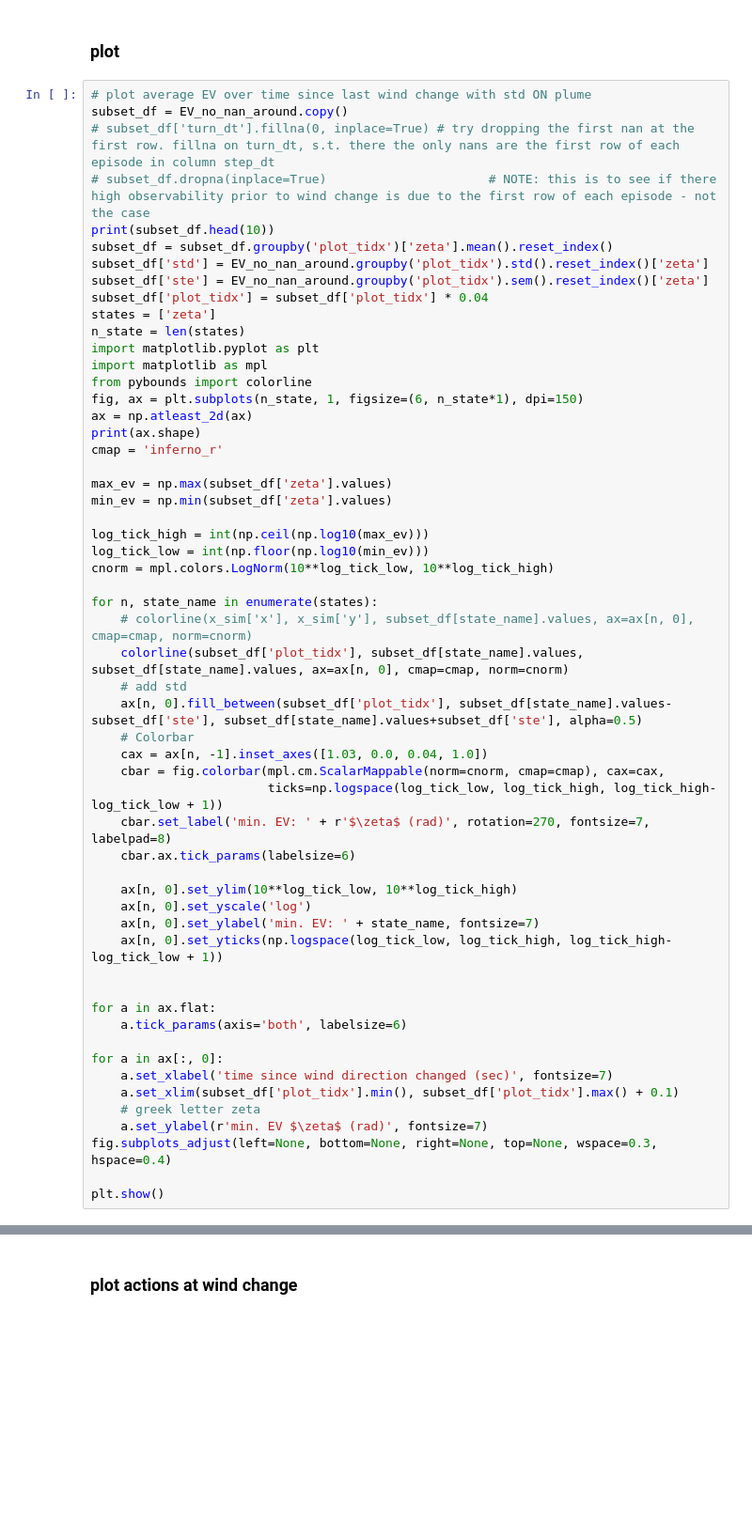
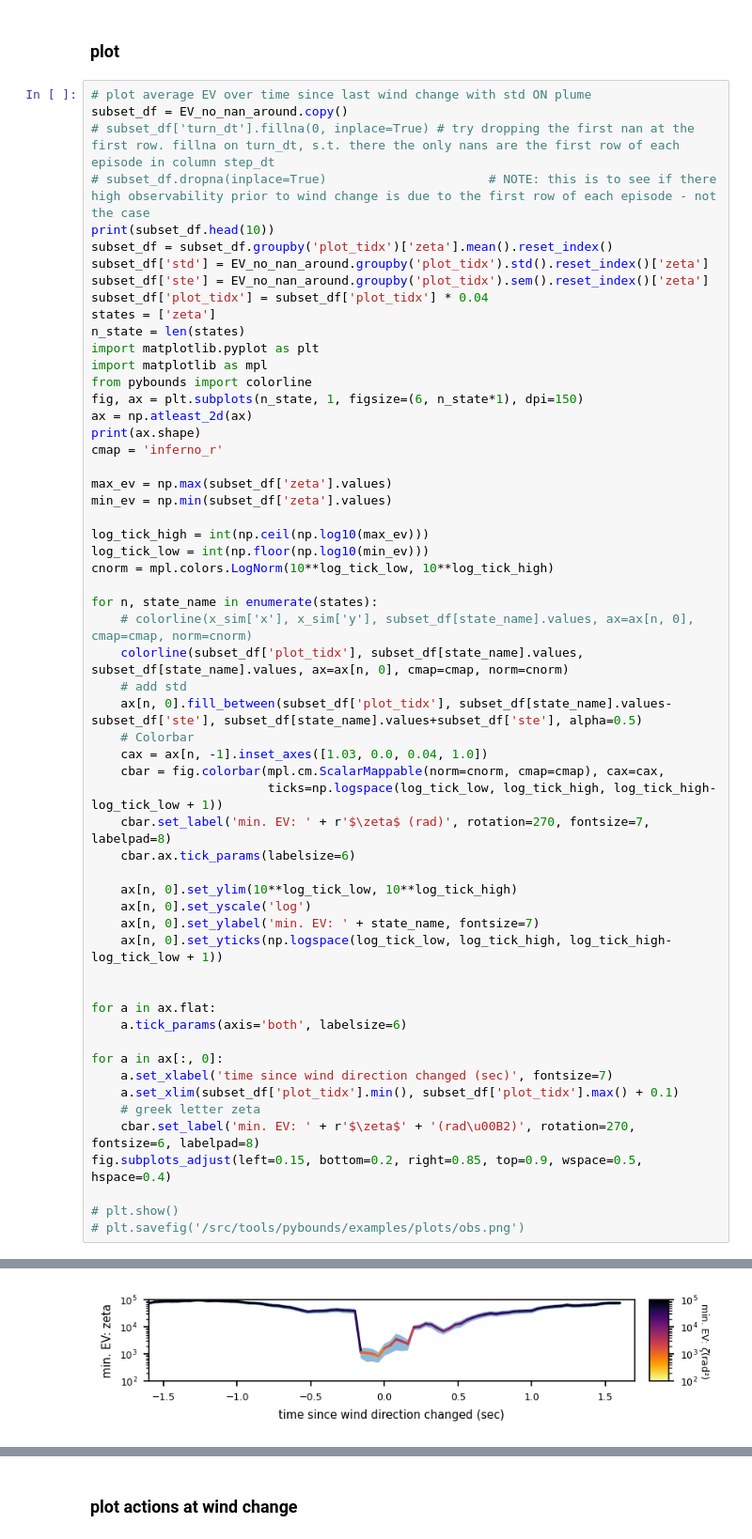
Before and after one commit to lolrenceH/pybounds, a Jupyter notebook: examples/observability_visualize.ipynb, the cells around one changed output, grey strips where cells are left out. Shown at 94% size. Drawn from its saved outputs; the diff is of its cells as text; blank space fills up the shorter version.

```diff
--- a/examples/observability_visualize.ipynb
+++ b/examples/observability_visualize.ipynb
@@ -630,7 +708,9 @@ for a in ax[:, 0]:
     a.set_xlabel('time since wind direction changed (sec)', fontsize=7)
     a.set_xlim(subset_df['plot_tidx'].min(), subset_df['plot_tidx'].max() + 0.1)
     # greek letter zeta
-    a.set_ylabel(r'min. EV $\zeta$ (rad)', fontsize=7)
-fig.subplots_adjust(left=None, bottom=None, right=None, top=None, wspace=0.3, hspace=0.4)
+    cbar.set_label('min. EV: ' + r'$\zeta$' + '(rad\u00B2)', rotation=270, fontsize=6, labelpad=8)
+fig.subplots_adjust(left=0.15, bottom=0.2, right=0.85, top=0.9, wspace=0.5, hspace=0.4)
 
-plt.show()
+# plt.show()
+# plt.savefig('/src/tools/pybounds/examples/plots/obs.png')
+# %% [output]
@@ -636,0 +734 @@ plt.show()
+[figure, added]
```
Also changed, not shown: parts of 31 cells of this notebook.
